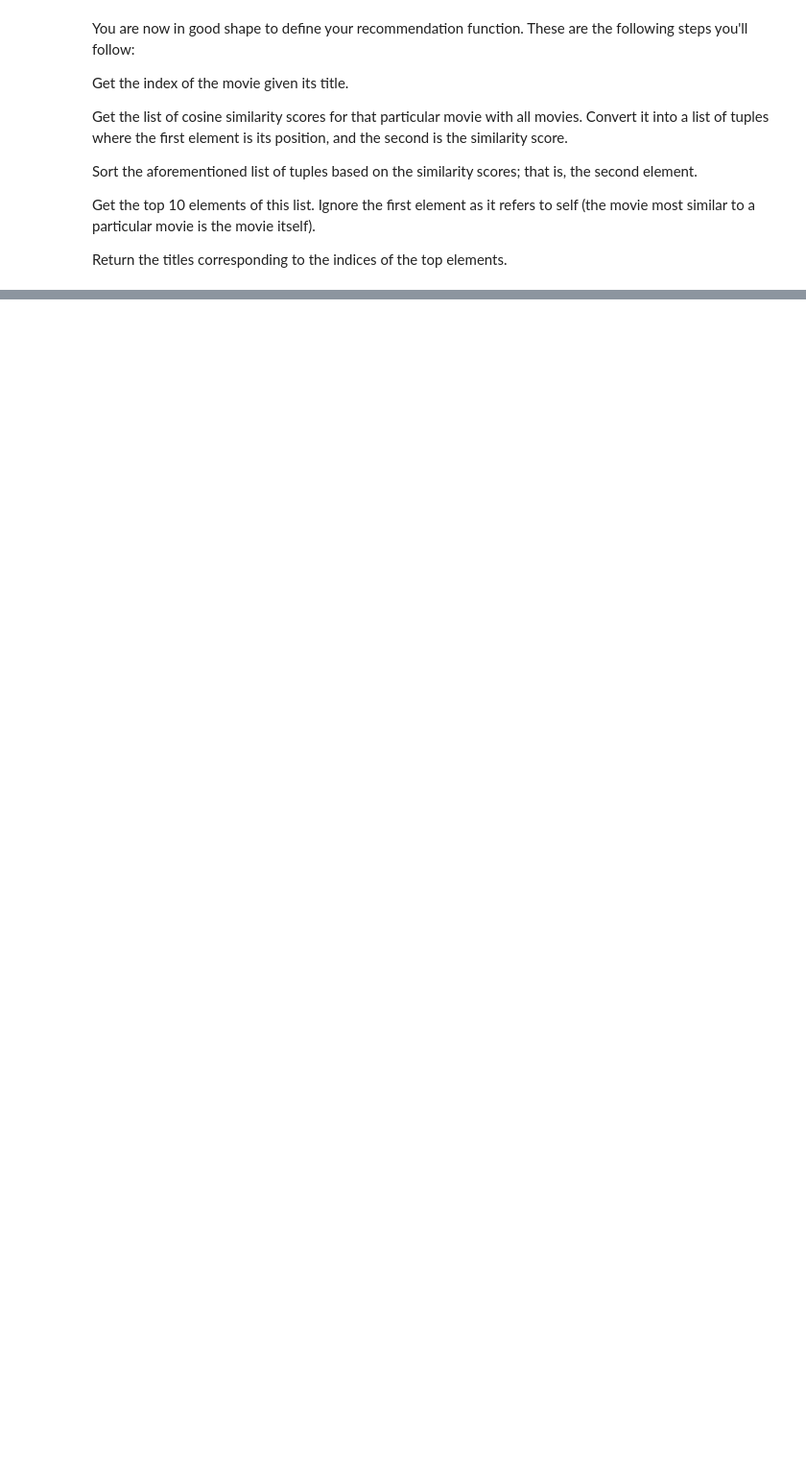
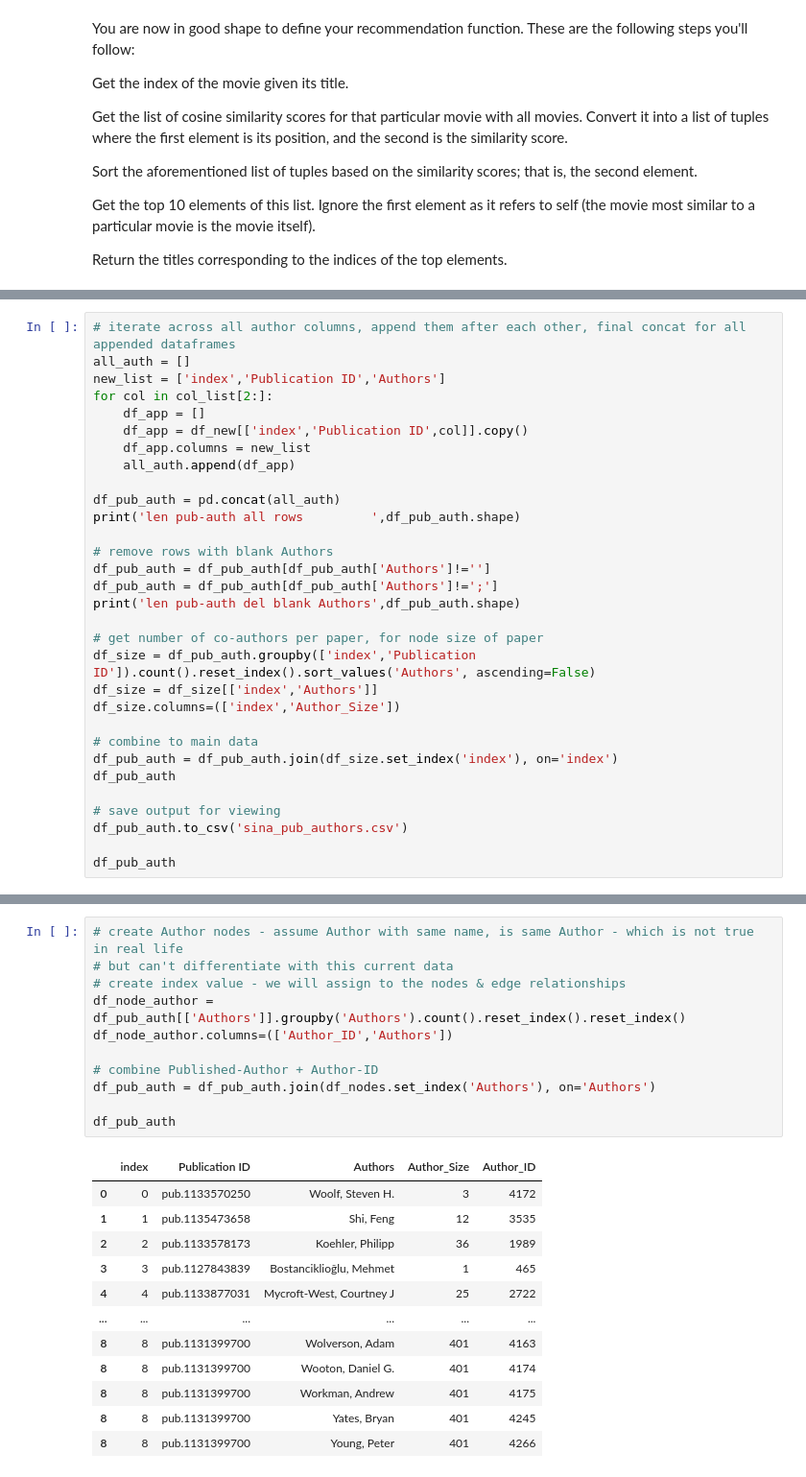
Before and after one commit to CazMayhem/Social-Information-Network-Analysis, a Jupyter notebook: notebooks/SINA_Citation_Listing_NLP.ipynb, the cells around one changed output, grey strips where cells are left out. Shown at 96% size. Drawn from its saved outputs; the diff is of its cells as text; blank space fills up the shorter version.

```diff
--- a/notebooks/SINA_Citation_Listing_NLP.ipynb
+++ b/notebooks/SINA_Citation_Listing_NLP.ipynb
@@ -377,0 +630,31 @@ plt.show()
+# %%
+# iterate across all author columns, append them after each other, final concat for all appended dataframes
+all_auth = []
+new_list = ['index','Publication ID','Authors']
+for col in col_list[2:]:
+    df_app = []
+    df_app = df_new[['index','Publication ID',col]].copy()
+    df_app.columns = new_list
+    all_auth.append(df_app)
+
+df_pub_auth = pd.concat(all_auth)
+print('len pub-auth all rows         ',df_pub_auth.shape)
+
+# remove rows with blank Authors
+df_pub_auth = df_pub_auth[df_pub_auth['Authors']!='']
+df_pub_auth = df_pub_auth[df_pub_auth['Authors']!=';']
+print('len pub-auth del blank Authors',df_pub_auth.shape)
+
+# get number of co-authors per paper, for node size of paper
+df_size = df_pub_auth.groupby(['index','Publication ID']).count().reset_index().sort_values('Authors', ascending=False)
+df_size = df_size[['index','Authors']]
+df_size.columns=(['index','Author_Size'])
+
+# combine to main data
+df_pub_auth = df_pub_auth.join(df_size.set_index('index'), on='index')
+df_pub_auth
+
+# save output for viewing
+df_pub_auth.to_csv('sina_pub_authors.csv')
+
+df_pub_auth
@@ -377,0 +704,24 @@ plt.show()
+# %%
+# create Author nodes - assume Author with same name, is same Author - which is not true in real life
+# but can't differentiate with this current data
+# create index value - we will assign to the nodes & edge relationships
+df_node_author = df_pub_auth[['Authors']].groupby('Authors').count().reset_index().reset_index()
+df_node_author.columns=(['Author_ID','Authors'])
+
+# combine Published-Author + Author-ID
+df_pub_auth = df_pub_auth.join(df_nodes.set_index('Authors'), on='Authors')
+
+df_pub_auth
+# %% [output]
+|  | index | Publication ID | Authors | Author_Size | Author_ID |
+| 0 | 0 | pub.1133570250 | Woolf, Steven H. | 3 | 4172 |
+| 1 | 1 | pub.1135473658 | Shi, Feng | 12 | 3535 |
+| 2 | 2 | pub.1133578173 | Koehler, Philipp | 36 | 1989 |
+| 3 | 3 | pub.1127843839 | Bostanciklioğlu, Mehmet | 1 | 465 |
+| 4 | 4 | pub.1133877031 | Mycroft-West, Courtney J | 25 | 2722 |
+| ... | ... | ... | ... | ... | ... |
+| 8 | 8 | pub.1131399700 | Wolverson, Adam | 401 | 4163 |
+| 8 | 8 | pub.1131399700 | Wooton, Daniel G. | 401 | 4174 |
+| 8 | 8 | pub.1131399700 | Workman, Andrew | 401 | 4175 |
+| 8 | 8 | pub.1131399700 | Yates, Bryan | 401 | 4245 |
+| 8 | 8 | pub.1131399700 | Young, Peter | 401 | 4266 |
```
Also changed, not shown: parts of 45 cells of this notebook.
